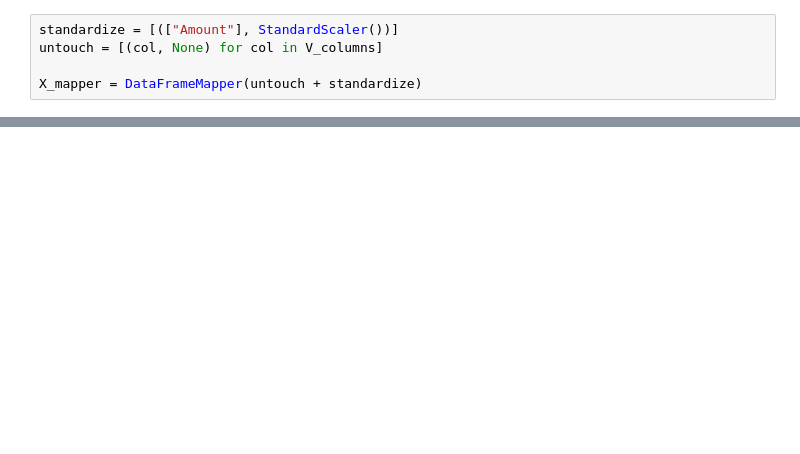
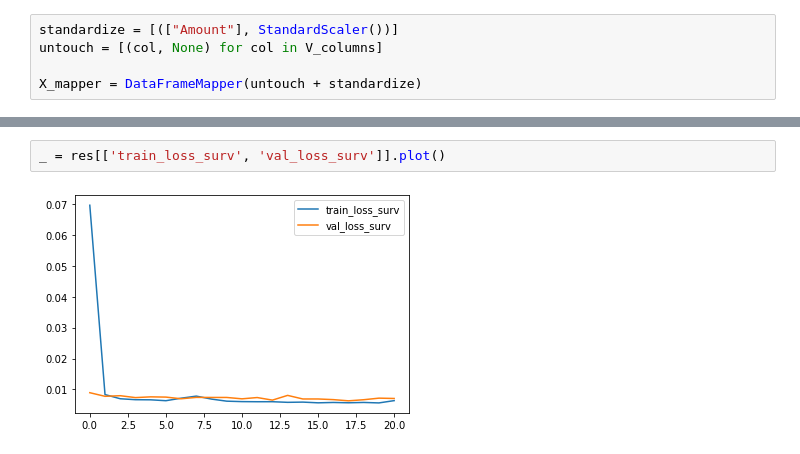
Before and after one commit to munchmuch/ds-blog, a Jupyter notebook: _notebooks/2021-10-24-Survival-analysis-VAE.ipynb, the cells around one changed output, grey strips where cells are left out. Cells and saved outputs as stored; diff of their text form; blank space fills up the shorter version.

```diff
--- a/_notebooks/2021-10-24-Survival-analysis-VAE.ipynb
+++ b/_notebooks/2021-10-24-Survival-analysis-VAE.ipynb
@@ -62,0 +242,4 @@ X_test = X_mapper.transform(X_test).astype('float32')
+# %%
+_ = res[['train_loss_surv', 'val_loss_surv']].plot()
+# %% [output]
+[figure, added]
```
Also changed, not shown: parts of 32 cells of this notebook.
